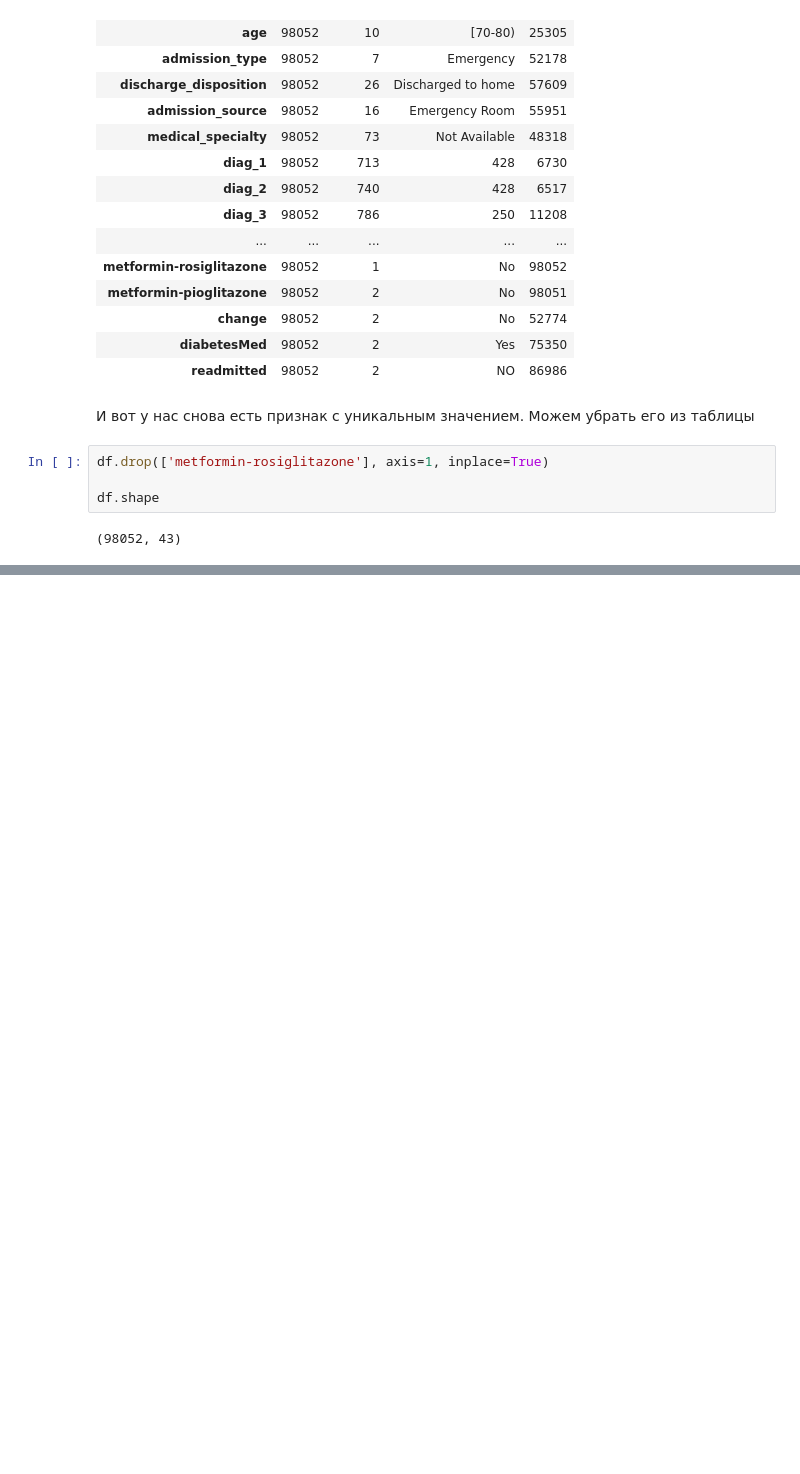
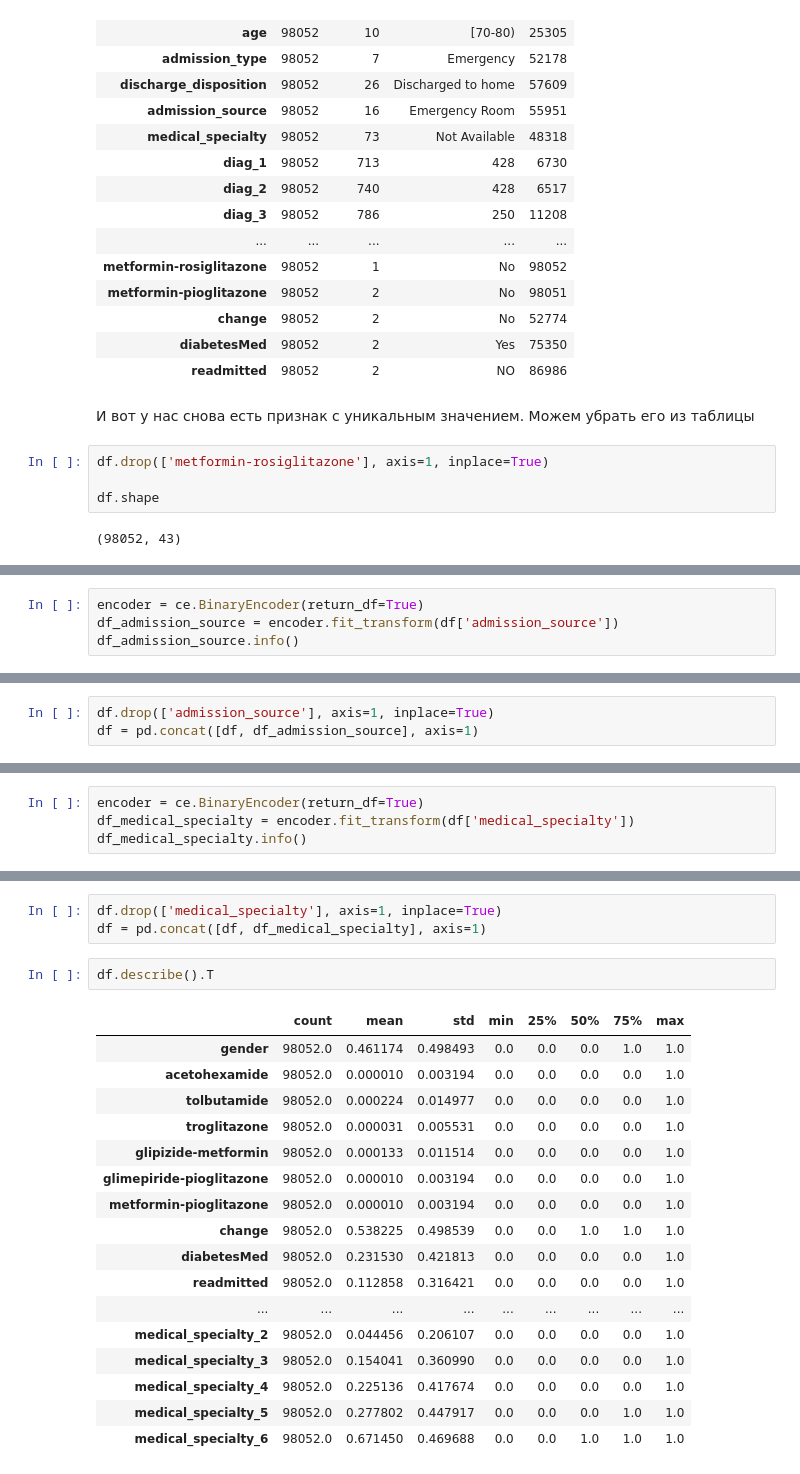
Before and after one commit to Falirchik/ML, a Jupyter notebook: попытка номер .ipynb, the cells around one changed output, grey strips where cells are left out. Drawn from its saved outputs; the diff is of its cells as text; blank space fills up the shorter version.

```diff
--- a/попытка номер .ipynb
+++ b/попытка номер .ipynb
@@ -652,0 +929,4 @@ df.shape
+# %%
+encoder = ce.BinaryEncoder(return_df=True)
+df_admission_source = encoder.fit_transform(df['admission_source'])
+df_admission_source.info()
@@ -652,0 +946,3 @@ df.shape
+# %%
+df.drop(['admission_source'], axis=1, inplace=True)
+df = pd.concat([df, df_admission_source], axis=1)
@@ -652,0 +951,4 @@ df.shape
+# %%
+encoder = ce.BinaryEncoder(return_df=True)
+df_medical_specialty = encoder.fit_transform(df['medical_specialty'])
+df_medical_specialty.info()
@@ -652,0 +970,23 @@ df.shape
+# %%
+df.drop(['medical_specialty'], axis=1, inplace=True)
+df = pd.concat([df, df_medical_specialty], axis=1)
+# %%
+df.describe().T
+# %% [output]
+|  | count | mean | std | min | 25% | 50% | 75% | max |
+| gender | 98052.0 | 0.461174 | 0.498493 | 0.0 | 0.0 | 0.0 | 1.0 | 1.0 |
+| acetohexamide | 98052.0 | 0.000010 | 0.003194 | 0.0 | 0.0 | 0.0 | 0.0 | 1.0 |
+| tolbutamide | 98052.0 | 0.000224 | 0.014977 | 0.0 | 0.0 | 0.0 | 0.0 | 1.0 |
+| troglitazone | 98052.0 | 0.000031 | 0.005531 | 0.0 | 0.0 | 0.0 | 0.0 | 1.0 |
+| glipizide-metformin | 98052.0 | 0.000133 | 0.011514 | 0.0 | 0.0 | 0.0 | 0.0 | 1.0 |
+| glimepiride-pioglitazone | 98052.0 | 0.000010 | 0.003194 | 0.0 | 0.0 | 0.0 | 0.0 | 1.0 |
+| metformin-pioglitazone | 98052.0 | 0.000010 | 0.003194 | 0.0 | 0.0 | 0.0 | 0.0 | 1.0 |
+| change | 98052.0 | 0.538225 | 0.498539 | 0.0 | 0.0 | 1.0 | 1.0 | 1.0 |
+| diabetesMed | 98052.0 | 0.231530 | 0.421813 | 0.0 | 0.0 | 0.0 | 0.0 | 1.0 |
+| readmitted | 98052.0 | 0.112858 | 0.316421 | 0.0 | 0.0 | 0.0 | 0.0 | 1.0 |
+| ... | ... | ... | ... | ... | ... | ... | ... | ... |
+| medical_specialty_2 | 98052.0 | 0.044456 | 0.206107 | 0.0 | 0.0 | 0.0 | 0.0 | 1.0 |
+| medical_specialty_3 | 98052.0 | 0.154041 | 0.360990 | 0.0 | 0.0 | 0.0 | 0.0 | 1.0 |
+| medical_specialty_4 | 98052.0 | 0.225136 | 0.417674 | 0.0 | 0.0 | 0.0 | 0.0 | 1.0 |
+| medical_specialty_5 | 98052.0 | 0.277802 | 0.447917 | 0.0 | 0.0 | 0.0 | 1.0 | 1.0 |
+| medical_specialty_6 | 98052.0 | 0.671450 | 0.469688 | 0.0 | 0.0 | 1.0 | 1.0 | 1.0 |
```
Also changed, not shown: parts of 52 cells of this notebook.
